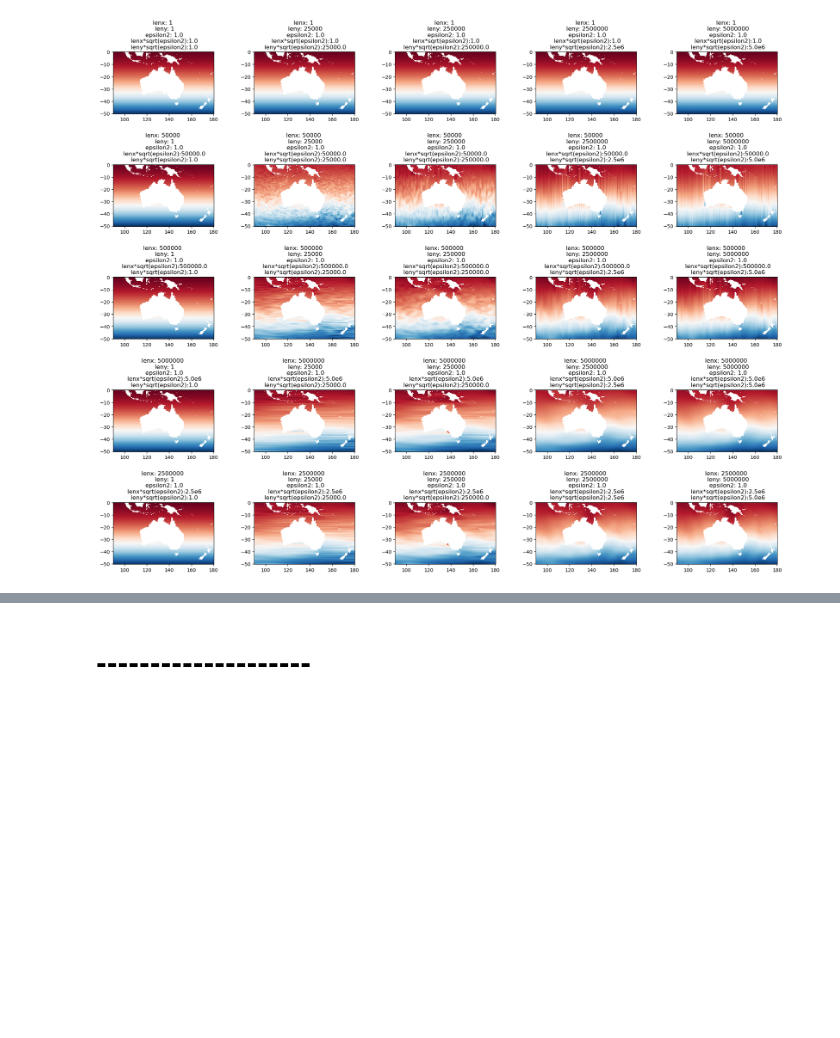
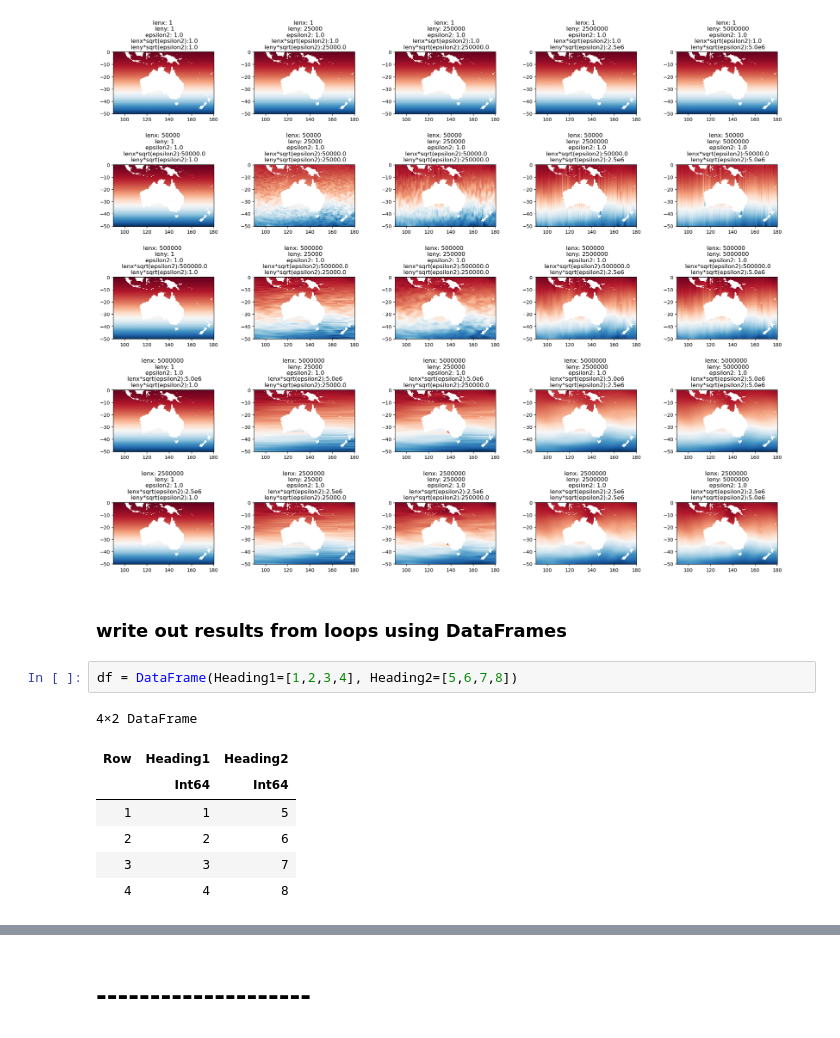
Before and after one commit to CARSv2/cars-v2, a Jupyter notebook: notebooks/parameter_sandbox.ipynb, the cells around one changed output, grey strips where cells are left out. Cells and saved outputs as stored; diff of their text form; blank space fills up the shorter version.

```diff
--- a/notebooks/parameter_sandbox.ipynb
+++ b/notebooks/parameter_sandbox.ipynb
@@ -374,3 +377,15 @@ for i=1:num_cols
 end
 # %% [output]
 [figure]
+# %% [markdown]
+### write out results from loops using DataFrames
+# %%
+df = DataFrame(Heading1=[1,2,3,4], Heading2=[5,6,7,8])
+# %% [output]
+4×2 DataFrame
+| Row | Heading1 | Heading2 |
+|  | Int64 | Int64 |
+| 1 | 1 | 5 |
+| 2 | 2 | 6 |
+| 3 | 3 | 7 |
+| 4 | 4 | 8 |
```
Also changed, not shown: parts of 11 cells of this notebook.
